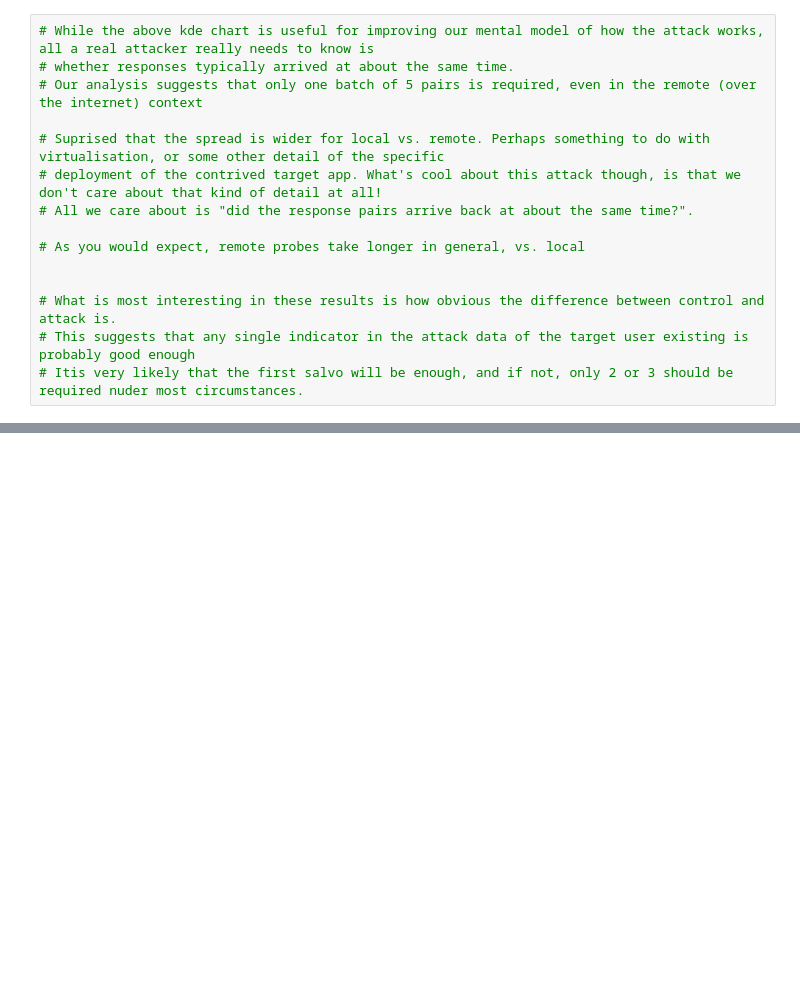
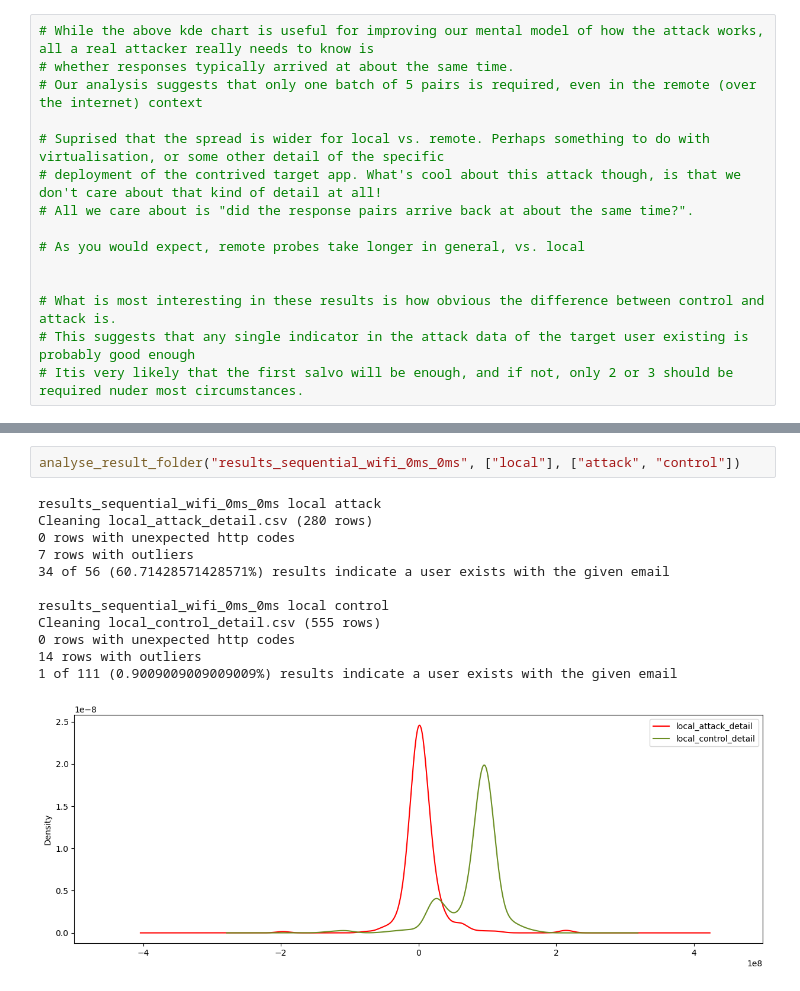
Before and after one commit to jefc1111/laravel-user-enumeration-demo, a Jupyter notebook: result_analysis.ipynb, the cells around one changed output, grey strips where cells are left out. Saved outputs shown, nothing was run; the diff lists cells and outputs as text; blank space fills up the shorter version.

```diff
--- a/result_analysis.ipynb
+++ b/result_analysis.ipynb
@@ -180,0 +183,15 @@ Cleaning local_control_detail.csv (1190 rows)
+# %%
+analyse_result_folder("results_sequential_wifi_0ms_0ms", ["local"], ["attack", "control"])
+# %% [output]
+results_sequential_wifi_0ms_0ms local attack
+Cleaning local_attack_detail.csv (280 rows)
+0 rows with unexpected http codes
+7 rows with outliers
+34 of 56 (60.71428571428571%) results indicate a user exists with the given email
+
+results_sequential_wifi_0ms_0ms local control
+Cleaning local_control_detail.csv (555 rows)
+0 rows with unexpected http codes
+14 rows with outliers
+1 of 111 (0.9009009009009009%) results indicate a user exists with the given email
+[figure, added]
```
Also changed, not shown: parts of 9 cells of this notebook.
